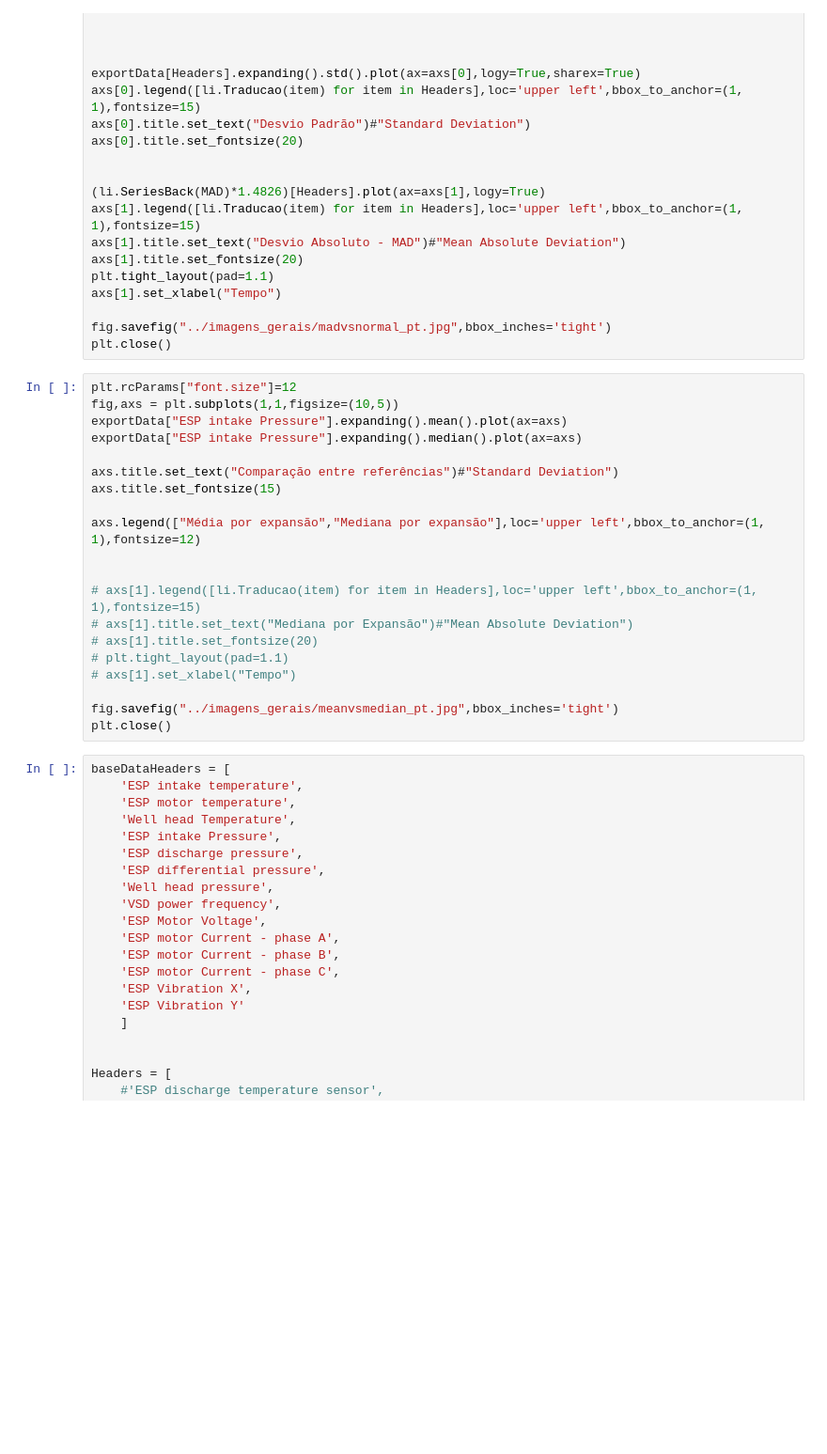
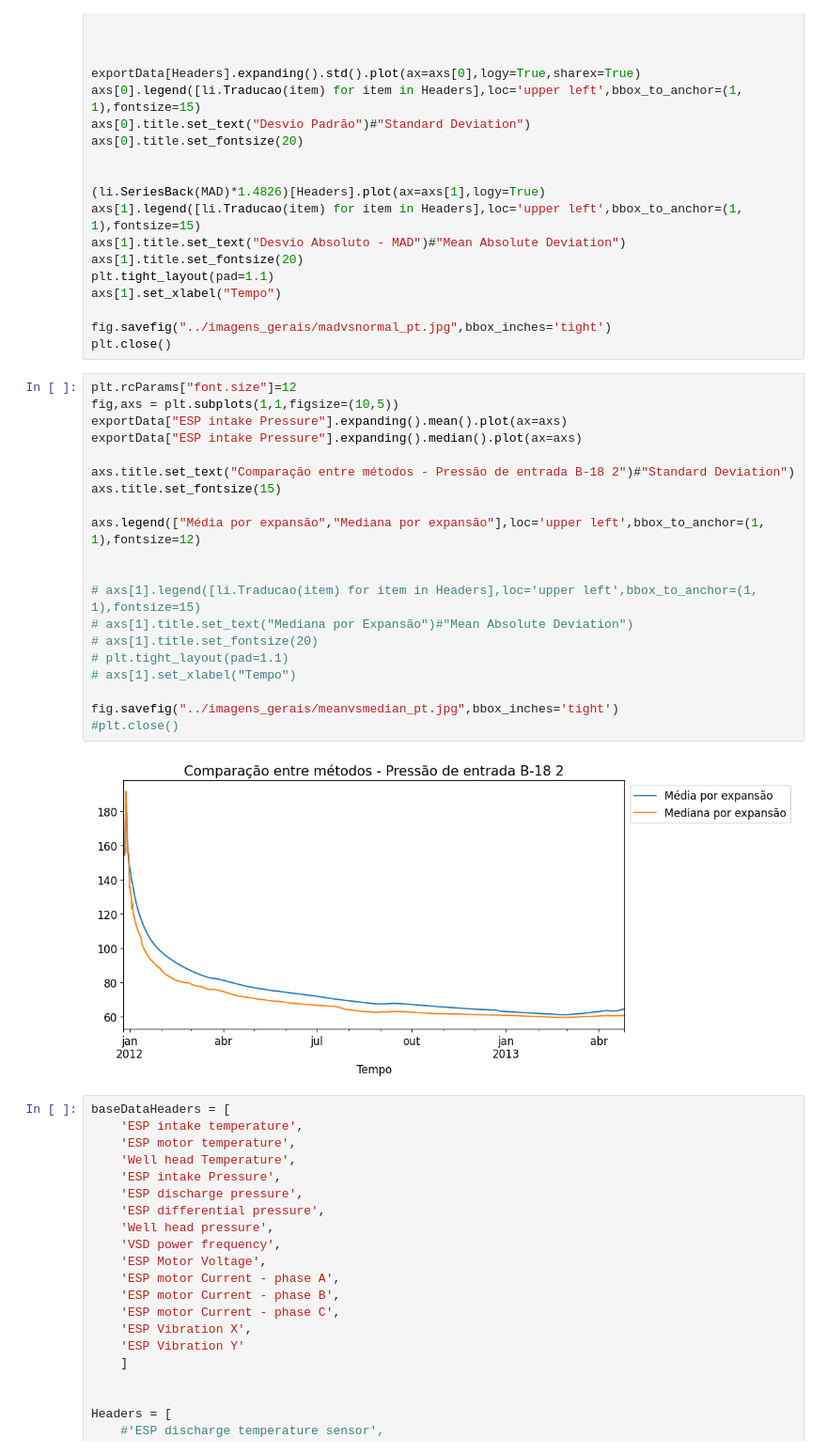
Before and after one commit to RL2-SP3/LISSA, a Jupyter notebook: examples/pump_data_cleaning.ipynb, the cells around one changed output. Shown at 94% size. Cells and saved outputs as stored; diff of their text form; blank space fills up the shorter version.

```diff
--- a/examples/pump_data_cleaning.ipynb
+++ b/examples/pump_data_cleaning.ipynb
@@ -169,23 +170,25 @@ plt.close()
 # %%
 plt.rcParams["font.size"]=12
 fig,axs = plt.subplots(1,1,figsize=(10,5))
 exportData["ESP intake Pressure"].expanding().mean().plot(ax=axs)
 exportData["ESP intake Pressure"].expanding().median().plot(ax=axs)
 
-axs.title.set_text("Comparação entre referências")#"Standard Deviation")
+axs.title.set_text("Comparação entre métodos - Pressão de entrada B-18 2")#"Standard Deviation")
 axs.title.set_fontsize(15)
 
 axs.legend(["Média por expansão","Mediana por expansão"],loc='upper left',bbox_to_anchor=(1, 1),fontsize=12)
 
 
 # axs[1].legend([li.Traducao(item) for item in Headers],loc='upper left',bbox_to_anchor=(1, 1),fontsize=15)
 # axs[1].title.set_text("Mediana por Expansão")#"Mean Absolute Deviation")
 # axs[1].title.set_fontsize(20)
 # plt.tight_layout(pad=1.1)
 # axs[1].set_xlabel("Tempo")
 
 fig.savefig("../imagens_gerais/meanvsmedian_pt.jpg",bbox_inches='tight')
-plt.close()
+#plt.close()
+# %% [output]
+[figure, added]
 # %%
 baseDataHeaders = [
     'ESP intake temperature',
```
Also changed, not shown: parts of 2 cells of this notebook.
